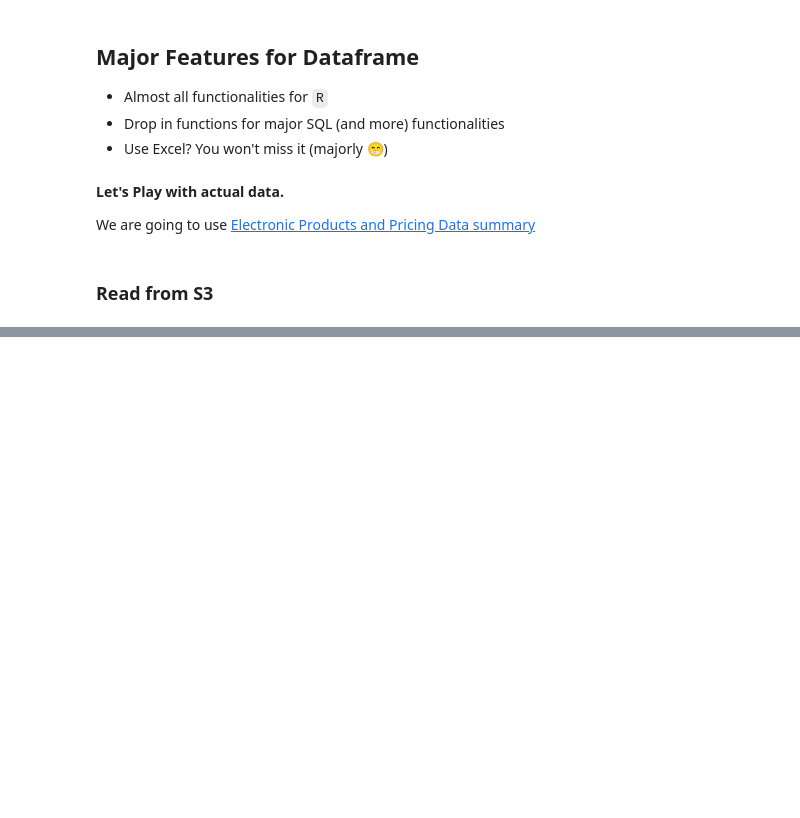
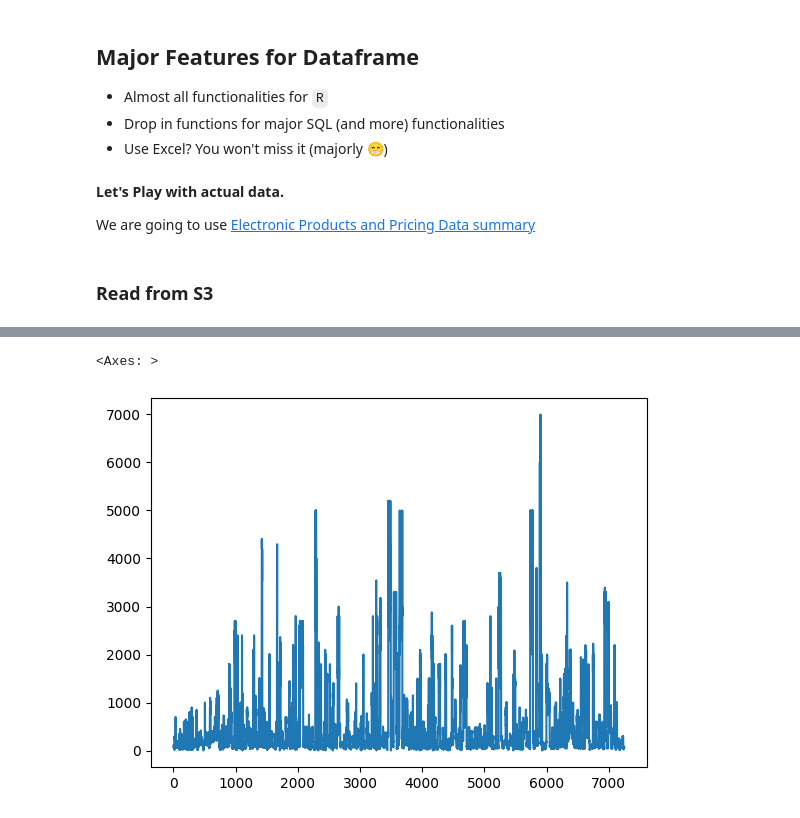
Before and after one commit to azhar22k/pyplay, a Jupyter notebook: 3.pandas-intro.ipynb, the cells around one changed output, grey strips where cells are left out. Drawn from its saved outputs; the diff is of its cells as text; code cells hidden in the pictures; blank space fills up the shorter version.

```diff
--- a/3.pandas-intro.ipynb
+++ b/3.pandas-intro.ipynb
@@ -62,0 +60,5 @@ data = s3_client.get_object(Bucket=S3_BUCKET, Key=f"{S3_ROOT_PATH}DatafinitiElec
+# %%
+df["prices.amountMax"].plot()
+# %% [output]
+<Axes: >
+[figure, added]
```
Also changed, not shown: parts of 10 cells of this notebook, 1 other file.
